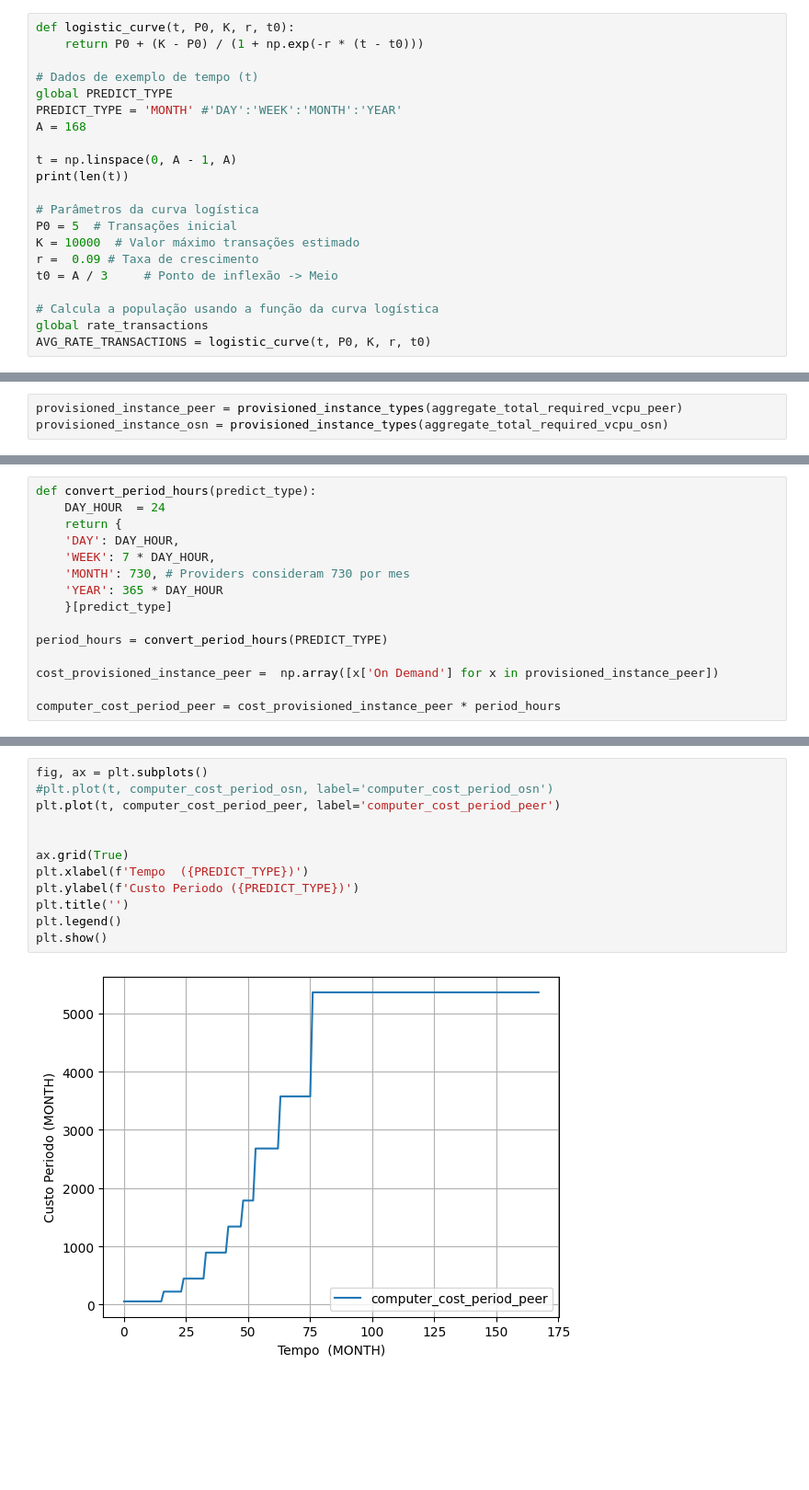
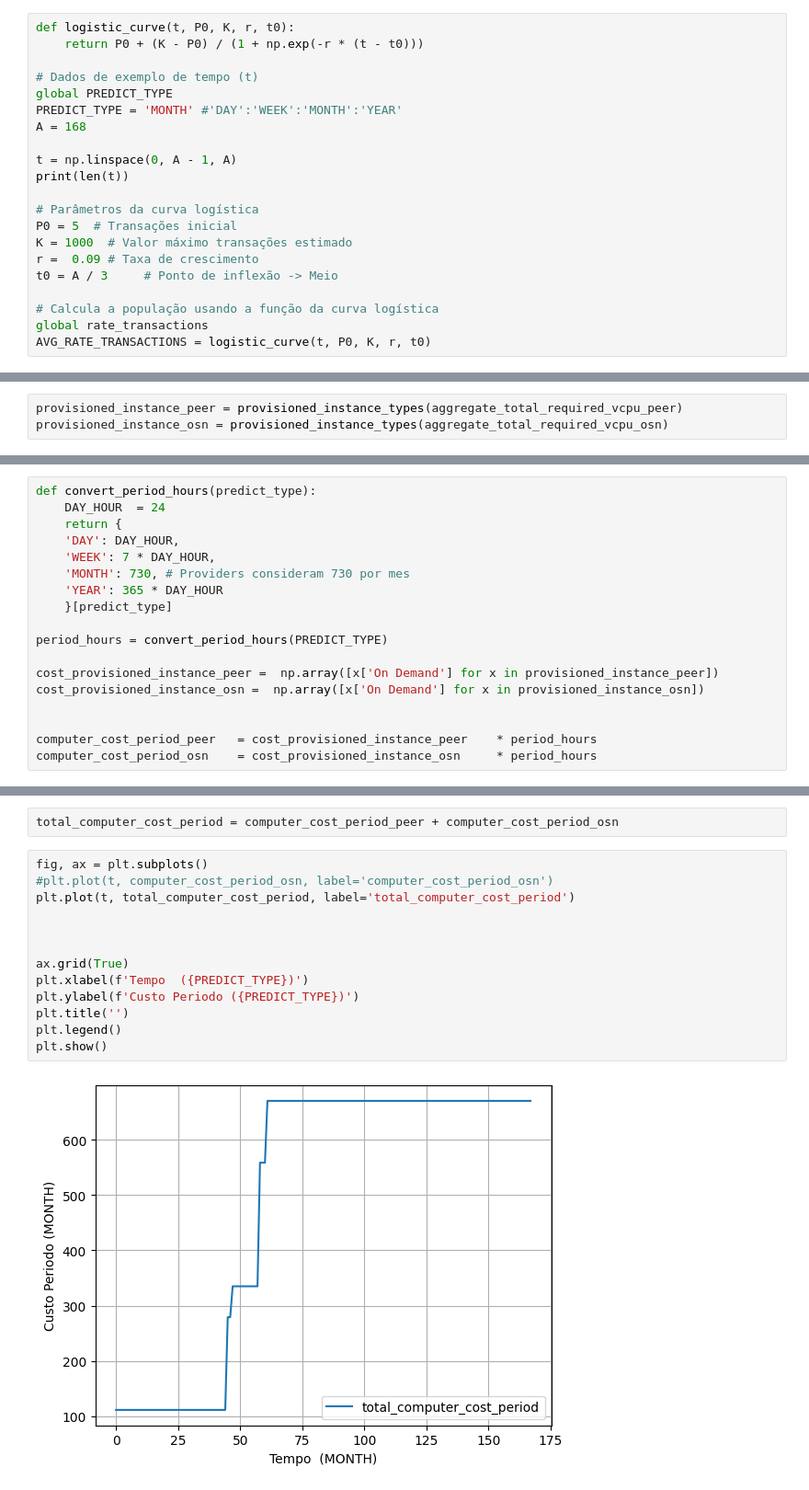
Before and after one commit to gilbertokoerbes/TCCII_Blockchain_Predict, a Jupyter notebook: predict.ipynb, the cells around one changed output, grey strips where cells are left out. Shown at 92% size. Drawn from its saved outputs; the diff is of its cells as text; blank space fills up the shorter version.

```diff
--- a/predict.ipynb
+++ b/predict.ipynb
@@ -28,7 +28,7 @@ print(len(t))
 
 # Parâmetros da curva logística
 P0 = 5  # Transações inicial
-K = 10000  # Valor máximo transações estimado
+K = 1000  # Valor máximo transações estimado
 r =  0.09 # Taxa de crescimento
 t0 = A / 3     # Ponto de inflexão -> Meio
 
@@ -404,5 +430,8 @@ def convert_period_hours(predict_type):
 period_hours = convert_period_hours(PREDICT_TYPE)
 
 cost_provisioned_instance_peer =  np.array([x['On Demand'] for x in provisioned_instance_peer])
+cost_provisioned_instance_osn =  np.array([x['On Demand'] for x in provisioned_instance_osn])
 
-computer_cost_period_peer = cost_provisioned_instance_peer * period_hours
+
+computer_cost_period_peer   = cost_provisioned_instance_peer    * period_hours
+computer_cost_period_osn    = cost_provisioned_instance_osn     * period_hours
@@ -429,14 +453,17 @@ array([  55.845,   55.845,   55.845,   55.845,   55.845,   55.845,
+# %%
+total_computer_cost_period = computer_cost_period_peer + computer_cost_period_osn
 # %%
 fig, ax = plt.subplots()
 #plt.plot(t, computer_cost_period_osn, label='computer_cost_period_osn')
-plt.plot(t, computer_cost_period_peer, label='computer_cost_period_peer')
+plt.plot(t, total_computer_cost_period, label='total_computer_cost_period')
+
 
 
 ax.grid(True)
 plt.xlabel(f'Tempo  ({PREDICT_TYPE})')
 plt.ylabel(f'Custo Periodo ({PREDICT_TYPE})')
 plt.title('')
 plt.legend()
 plt.show()
 # %% [output]
-[figure, old version]
+[figure, new version]
```
Also changed, not shown: parts of 29 cells of this notebook, 1 other file.
